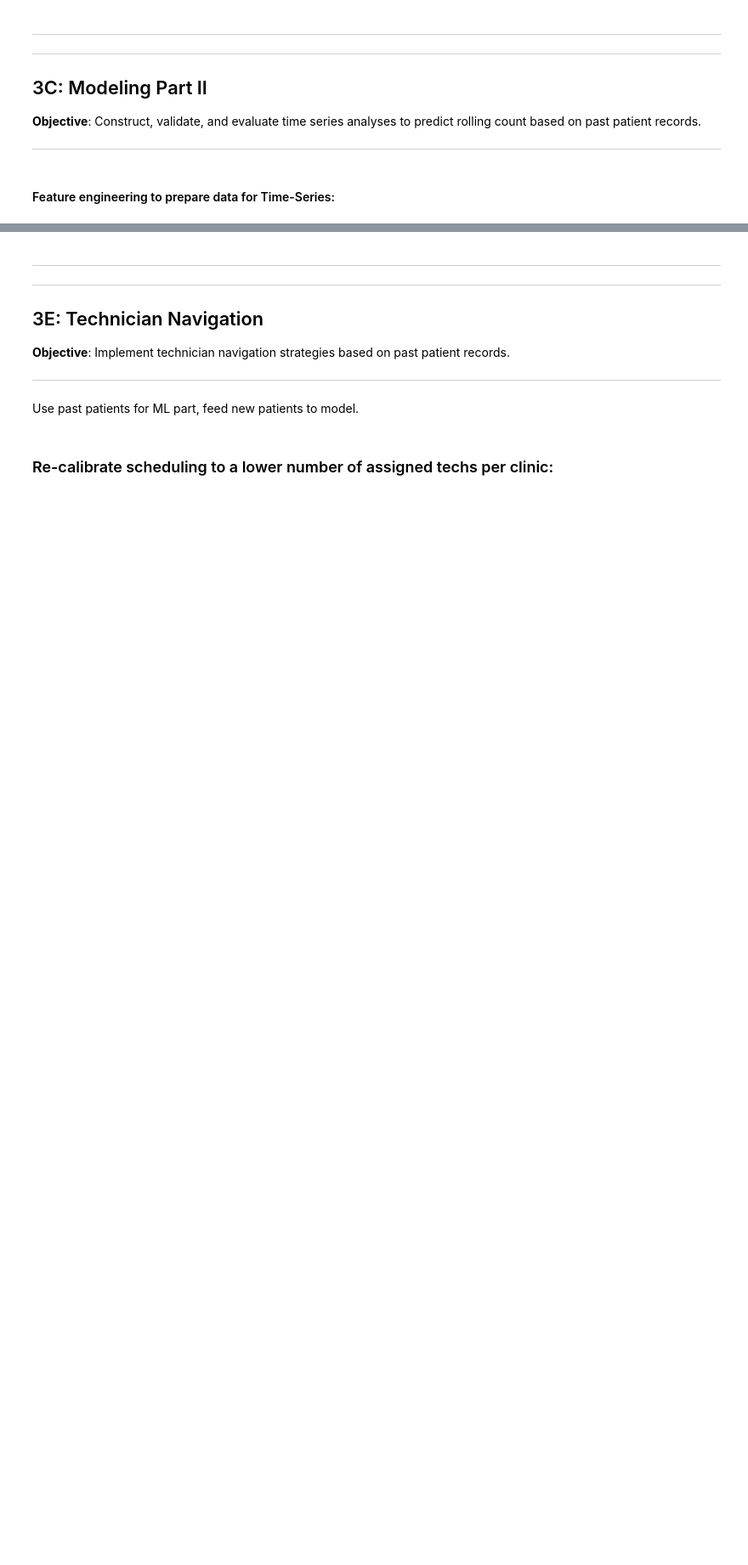
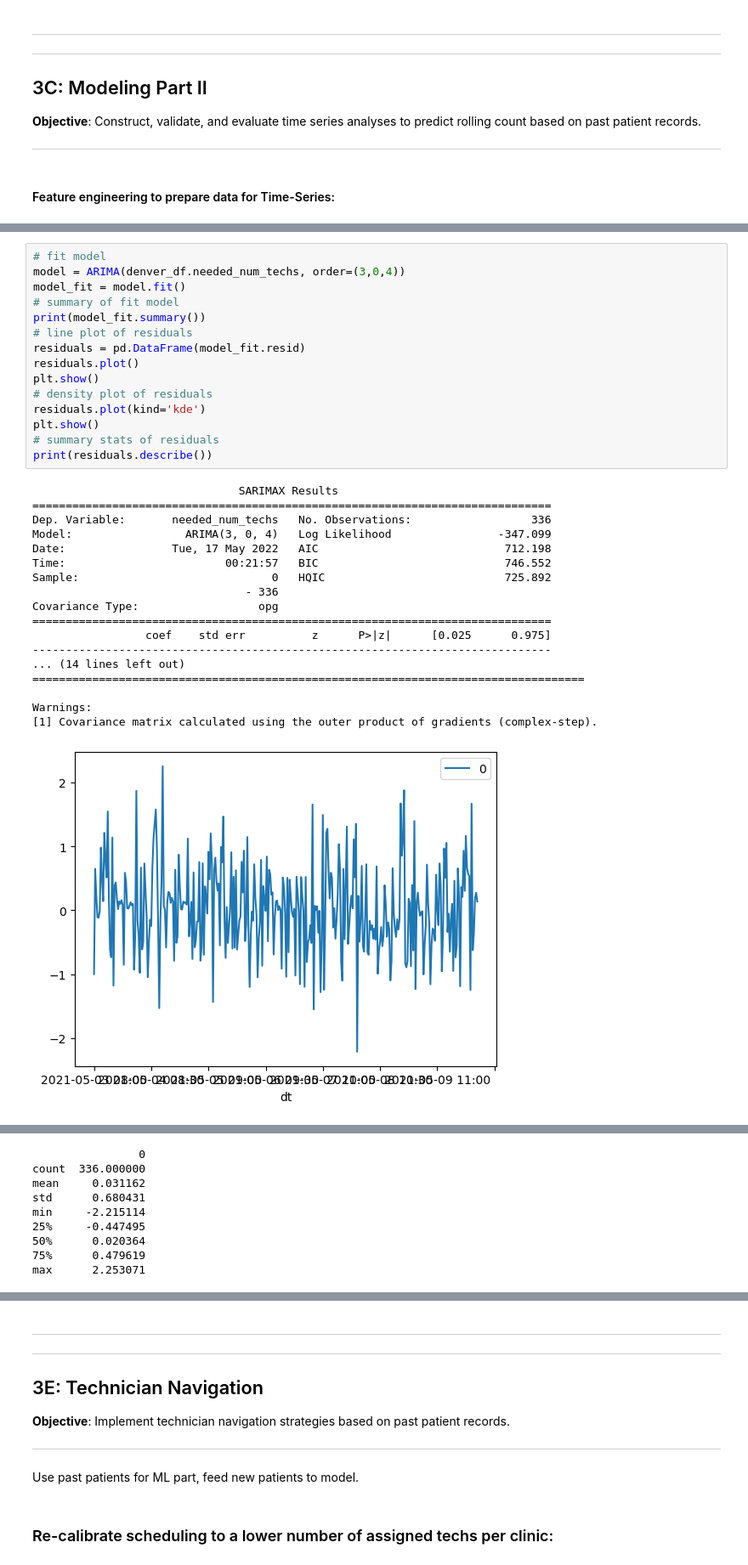
Before and after one commit to rc-9/TecNav, a Jupyter notebook: uc_modeler.ipynb, the cells around one changed output, grey strips where cells are left out. Shown: that part at 85% size. Cells and saved outputs as stored; diff of their text form; blank space fills up the shorter version.

```diff
--- a/uc_modeler.ipynb
+++ b/uc_modeler.ipynb
@@ -581,0 +476,34 @@ Test RMSE: 0.549
+# %%
+# fit model
+model = ARIMA(denver_df.needed_num_techs, order=(3,0,4))
+model_fit = model.fit()
+# summary of fit model
+print(model_fit.summary())
+# line plot of residuals
+residuals = pd.DataFrame(model_fit.resid)
+residuals.plot()
+plt.show()
+# density plot of residuals
+residuals.plot(kind='kde')
+plt.show()
+# summary stats of residuals
+print(residuals.describe())
+# %% [output]
+                               SARIMAX Results
+==============================================================================
+Dep. Variable:       needed_num_techs   No. Observations:                  336
+Model:                 ARIMA(3, 0, 4)   Log Likelihood                -347.099
+Date:                Tue, 17 May 2022   AIC                            712.198
+Time:                        00:21:57   BIC                            746.552
+Sample:                             0   HQIC                           725.892
+                                - 336
+Covariance Type:                  opg
+==============================================================================
+                 coef    std err          z      P>|z|      [0.025      0.975]
+------------------------------------------------------------------------------
+... (14 lines left out)
+===================================================================================
+
+Warnings:
+[1] Covariance matrix calculated using the outer product of gradients (complex-step).
+[figure, added]
@@ -581,0 +511,9 @@ Test RMSE: 0.549
+                0
+count  336.000000
+mean     0.031162
+std      0.680431
+min     -2.215114
+25%     -0.447495
+50%      0.020364
+75%      0.479619
+max      2.253071
```
Also changed, not shown: parts of 54 cells of this notebook.
